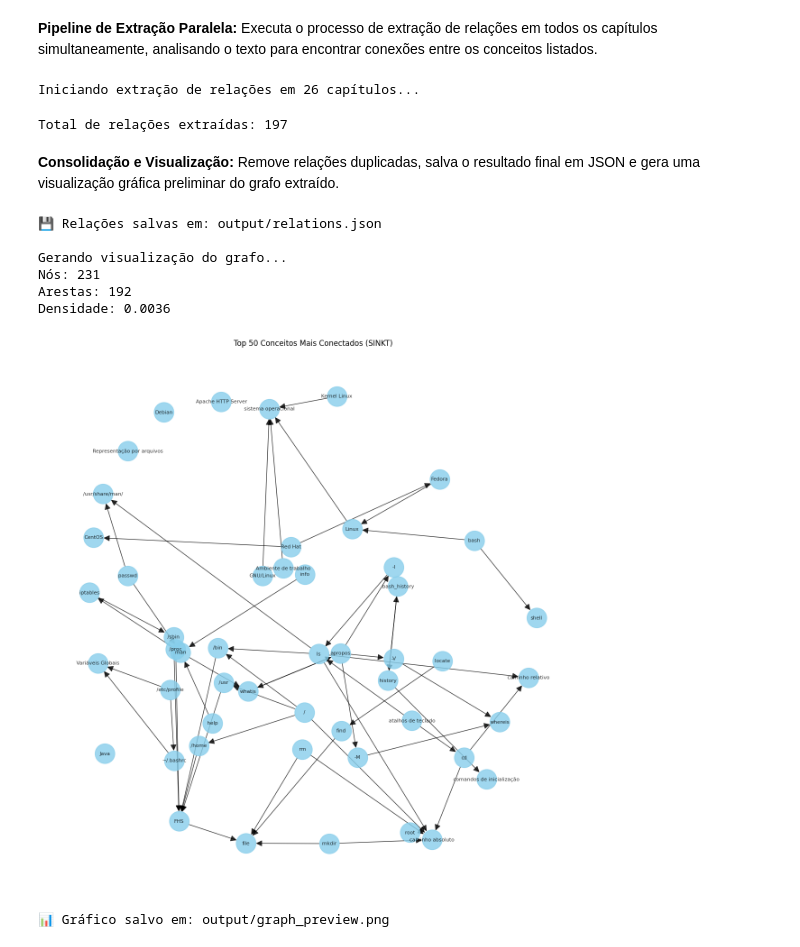
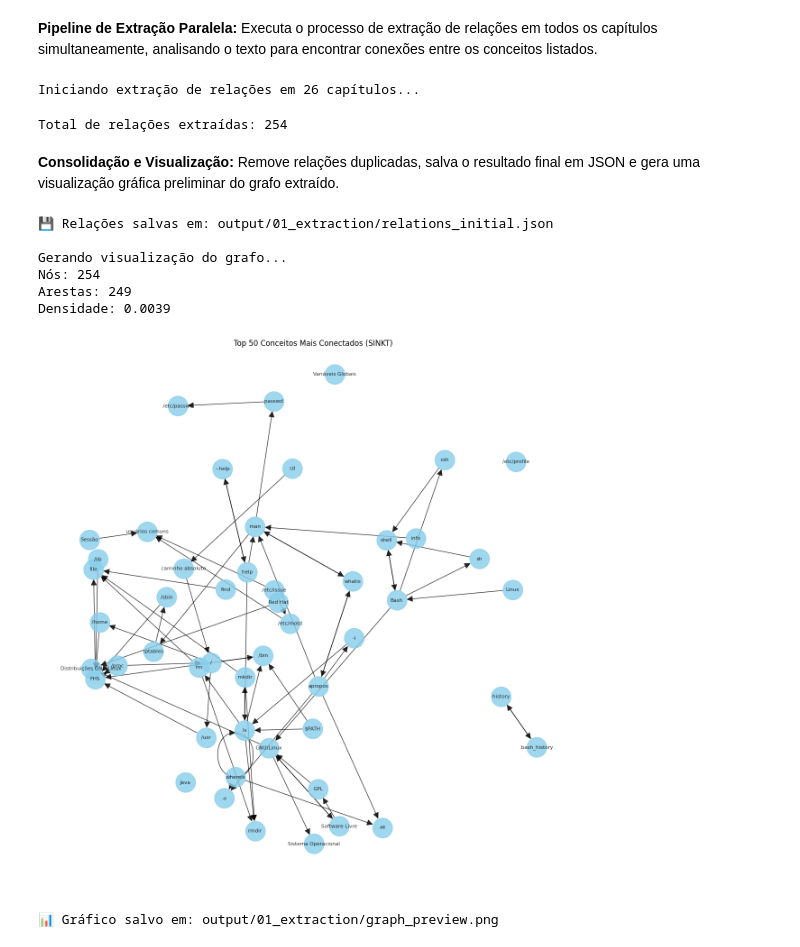
Before and after one commit to ErickBonruque/sinkt_maic_study, a Jupyter notebook: sinkt_extraction_graph/2_relation_extraction.ipynb, the cells around one changed output. Saved outputs shown, nothing was run; the diff lists cells and outputs as text; code cells hidden in the pictures.

```diff
--- a/sinkt_extraction_graph/2_relation_extraction.ipynb
+++ b/sinkt_extraction_graph/2_relation_extraction.ipynb
@@ -34,9 +34,11 @@ if not os.getenv("OPENAI_API_KEY"):
 # %%
 # --- Carregamento dos Artefatos da Fase 1 ---
 
-output_folder = "output"
-concepts_path = f"{output_folder}/concepts_map.json"
-chapters_path = f"{output_folder}/chapters_content.json"
+input_folder = "output/01_extraction" # 📂 Entrada da Fase 1
+output_folder = "output/01_extraction" # 📂 Saída também na Fase 1 (Relações brutas)
+
+concepts_path = f"{input_folder}/concepts_map.json"
+chapters_path = f"{input_folder}/chapters_content.json"
 
 def load_data():
     # Carregar Conceitos
@@ -140,8 +142,10 @@ prompt_relations = ChatPromptTemplate.from_messages([
     - **PART_OF**: Composição (ex: '/bin' PART_OF 'FHS').
     - **USE**: Funcional (ex: 'ls' USE 'permissões de execução').
     - **PREREQUISITE**: Pedagógico (ex: Entender 'Kernel' PREREQUISITE 'Distribuição').
+    - **RELATED_TO**: Associação semântica (Use se houver conexão contextual forte mas não se encaixar nas outras).
 
     Analise o texto e extraia relações APENAS entre os conceitos fornecidos na lista.
+    **MODO PERMISSIVO:** Se o texto menciona dois conceitos juntos repetidamente num contexto de explicação, infira uma relação (RELATED_TO ou USE) mesmo que não haja palavras-chave explícitas de conexão.
     """),
     ("user", """Analise o texto do Capítulo {chapter_id} e a lista de conceitos presentes nele.
 
@@ -154,7 +158,7 @@ prompt_relations = ChatPromptTemplate.from_messages([
     ---
 
     Identifique as relações semânticas explícitas ou implícitas entre esses conceitos baseando-se no texto.
-    Ignore conceitos que não estejam na lista.
+    Seja criativo para encontrar conexões que ajudem a densificar o grafo de conhecimento.
 
     {format_instructions}
     """)
@@ -220,7 +224,7 @@ else:
     print("Nenhum capítulo disponível para processar.")
 # %% [output]
 Iniciando extração de relações em 26 capítulos...
-Total de relações extraídas: 197
+Total de relações extraídas: 254
 # %% [markdown]
 **Consolidação e Visualização:** Remove relações duplicadas, salva o resultado final em JSON e gera uma visualização gráfica preliminar do grafo extraído.
 # %%
@@ -234,7 +238,7 @@ for r in extracted_relations:
         unique_relations[key] = r
 
 final_relations_list = list(unique_relations.values())
-output_relations_path = f"{output_folder}/relations.json"
+output_relations_path = f"{output_folder}/relations_initial.json" # NOME ALTERADO
 
 if final_relations_list:
     # Salvar
@@ -265,36 +269,36 @@ if final_relations_list:
         plt.figure(figsize=(12, 12))
         degrees = dict(G.degree())
         # Pegar top 50 ou todos se for menor
         if degrees:
             top_nodes = sorted(degrees, key=degrees.get, reverse=True)[:min(50, len(degrees))]
             subgraph = G.subgraph(top_nodes)
 
             pos = nx.spring_layout(subgraph, k=0.5, seed=42)
             nx.draw(subgraph, pos,
                     with_labels=True,
                     node_size=1000,
                     node_color='skyblue',
                     font_size=8,
                     arrowsize=20,
                     alpha=0.8)
 
             plt.title(f"Top {len(top_nodes)} Conceitos Mais Conectados (SINKT)")
             plt.savefig(f"{output_folder}/graph_preview.png")
             plt.show()
             print(f"📊 Gráfico salvo em: {output_folder}/graph_preview.png")
         else:
             print("Grafo vazio, sem visualização.")
 
     except Exception as e:
         print(f"Erro na visualização: {e}")
 else:
     print("Nenhuma relação extraída para salvar.")
 # %% [output]
-💾 Relações salvas em: output/relations.json
+💾 Relações salvas em: output/01_extraction/relations_initial.json
 
 Gerando visualização do grafo...
-Nós: 231
-Arestas: 192
-Densidade: 0.0036
+Nós: 254
+Arestas: 249
+Densidade: 0.0039
-[figure, old version]
+[figure, new version]
-📊 Gráfico salvo em: output/graph_preview.png
+📊 Gráfico salvo em: output/01_extraction/graph_preview.png
```
Also changed, not shown: parts of 1 cell of this notebook, 21 other files.
